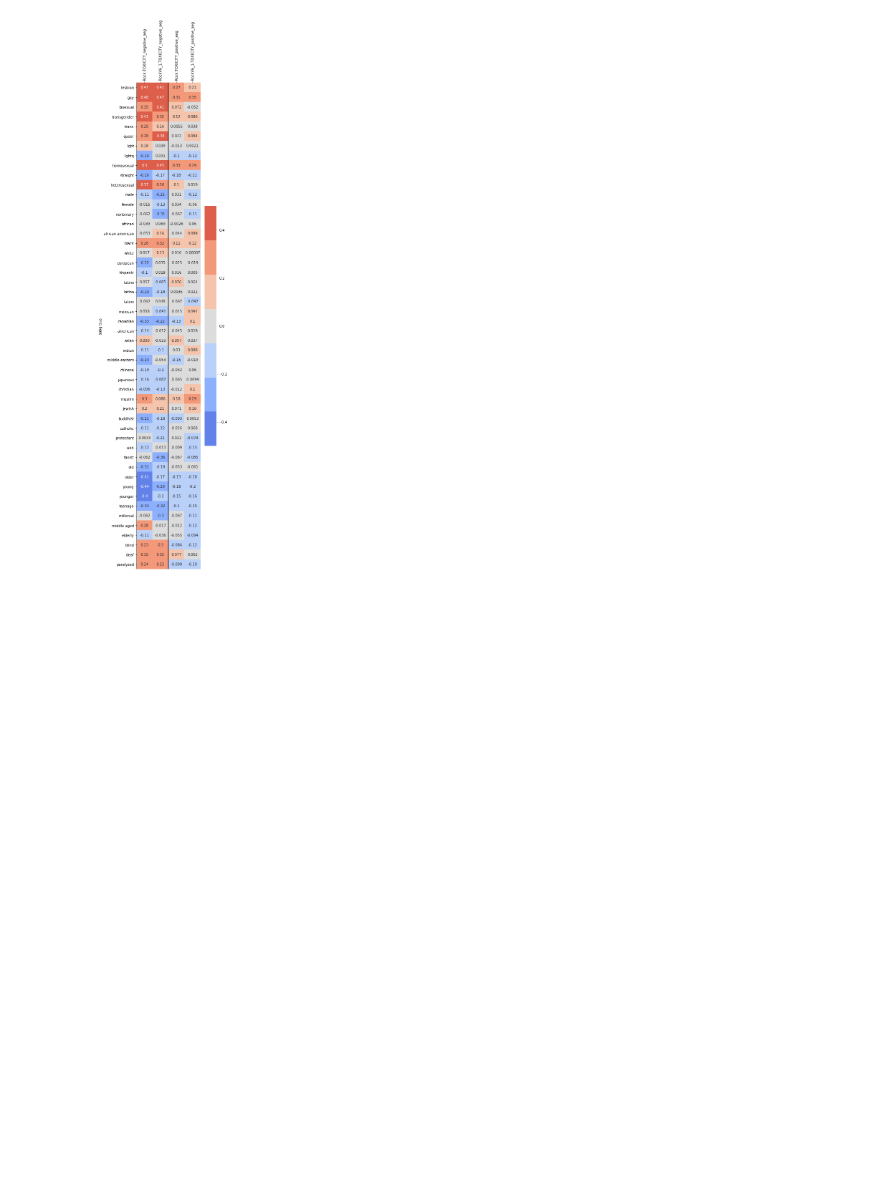
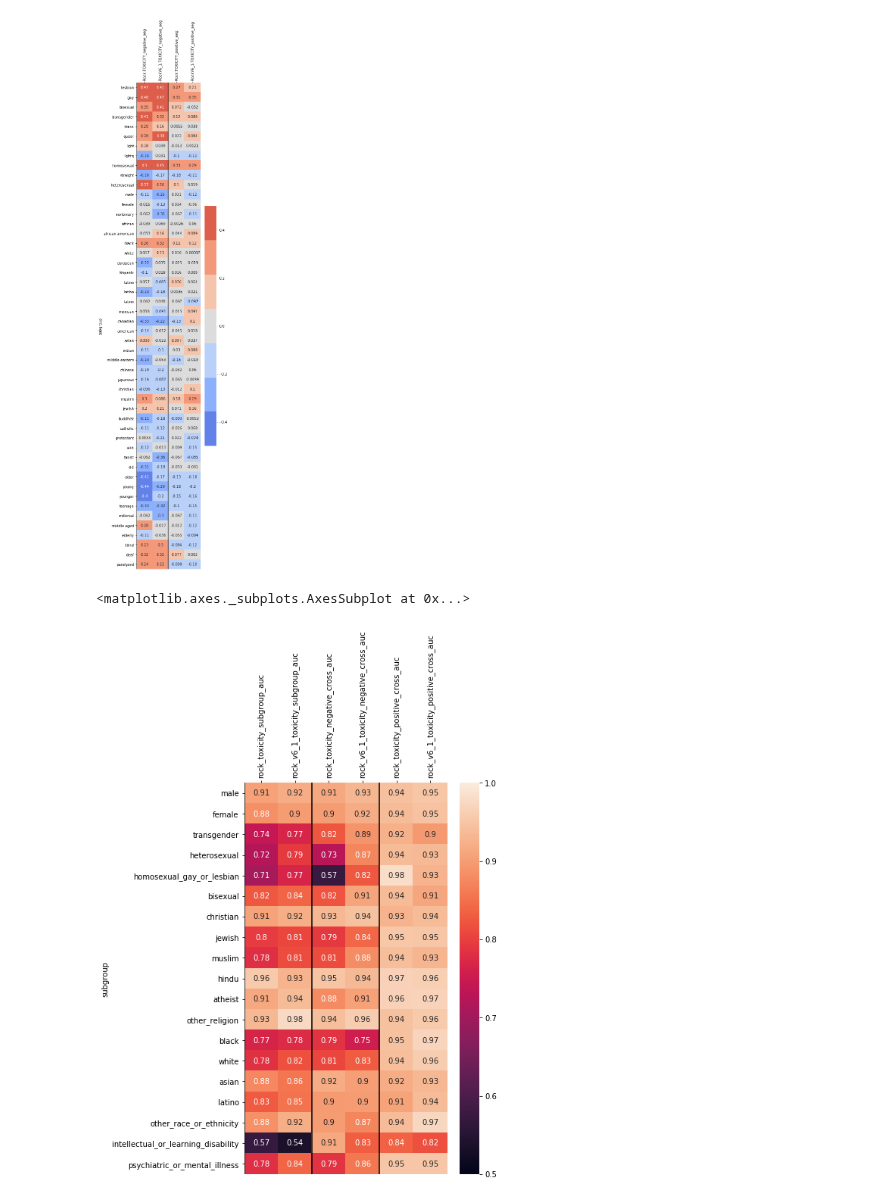
Before and after one commit to conversationai/unintended-ml-bias-analysis, a Jupyter notebook: unintended_ml_bias/metric_heatmap_example.ipynb, the cells around one changed output. Saved outputs shown, nothing was run; the diff lists cells and outputs as text; code cells hidden in the pictures; blank space fills up the shorter version.

Commit message:
Add real data results to heatmap example notebook.

```diff
--- a/unintended_ml_bias/metric_heatmap_example.ipynb
+++ b/unintended_ml_bias/metric_heatmap_example.ipynb
@@ -29,3 +29,6 @@ f = open('bias_madlibs_data/adjectives_people.txt', 'r')
 terms = [line.strip() for line in f]
 model_bias_analysis.add_subgroup_columns_from_text(madlibs, 'Text', terms)
 madlibs['label_bool'] = madlibs.apply(lambda row: row.Label == 'BAD', axis=1)
+# %%
+def convert_to_boolean_labels(labels):
+    return np.where(labels >= 0.5, True, False)
@@ -32 +91,9 @@ madlibs['label_bool'] = madlibs.apply(lambda row: row.Label == 'BAD', axis=1)
+# %%
+real_data_models = ['rock_toxicity', 'rock_v6_1_toxicity']
+real_data = pd.read_csv('eval_datasets/identity_labeled_scored.csv')
+for human_label in human_labels:
+    real_data[human_label] = convert_to_boolean_labels(real_data[human_label])
+
+#Short data only
+real_data = real_data[(real_data.comment_text.str.len() < 100)]
 # %%
@@ -34 +101,3 @@ df = model_bias_analysis.compute_bias_metrics_for_models(madlibs, terms, models,
+# %%
+real_data_results = model_bias_analysis.compute_bias_metrics_for_models(real_data, identities, real_data_models, 'toxicity')
 # %%
@@ -41,3 +110,8 @@ model_bias_analysis.plot_aeg_heatmap(df, models)
 # %% [output]
 <matplotlib.axes._subplots.AxesSubplot at 0x...>
 [figure]
+# %%
+model_bias_analysis.plot_auc_heatmap(real_data_results, real_data_models)
+# %% [output]
+<matplotlib.axes._subplots.AxesSubplot at 0x...>
+[figure, added]
```
Also changed, not shown: parts of 5 cells of this notebook.
